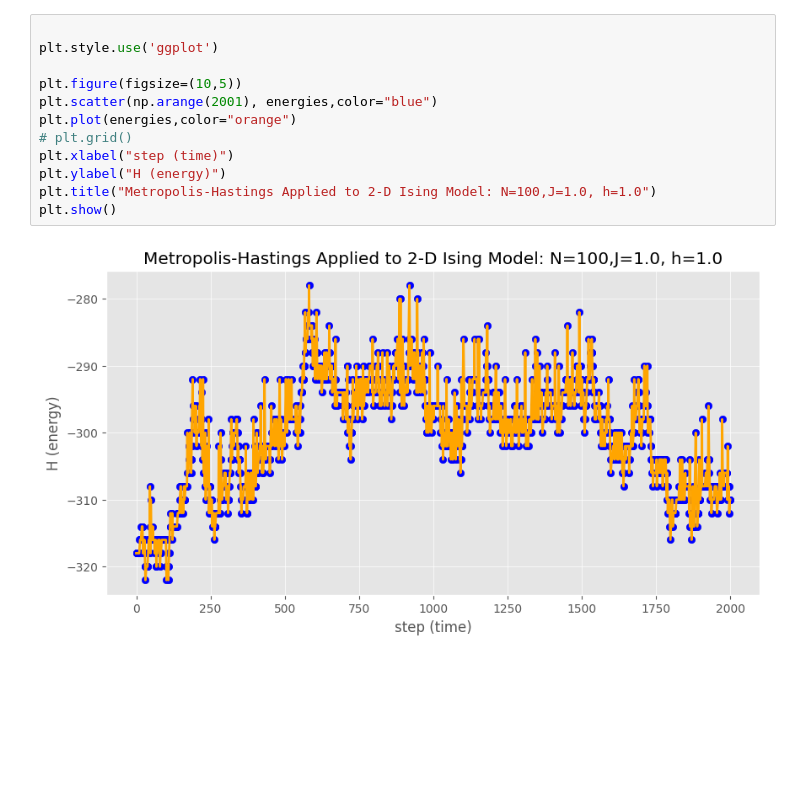
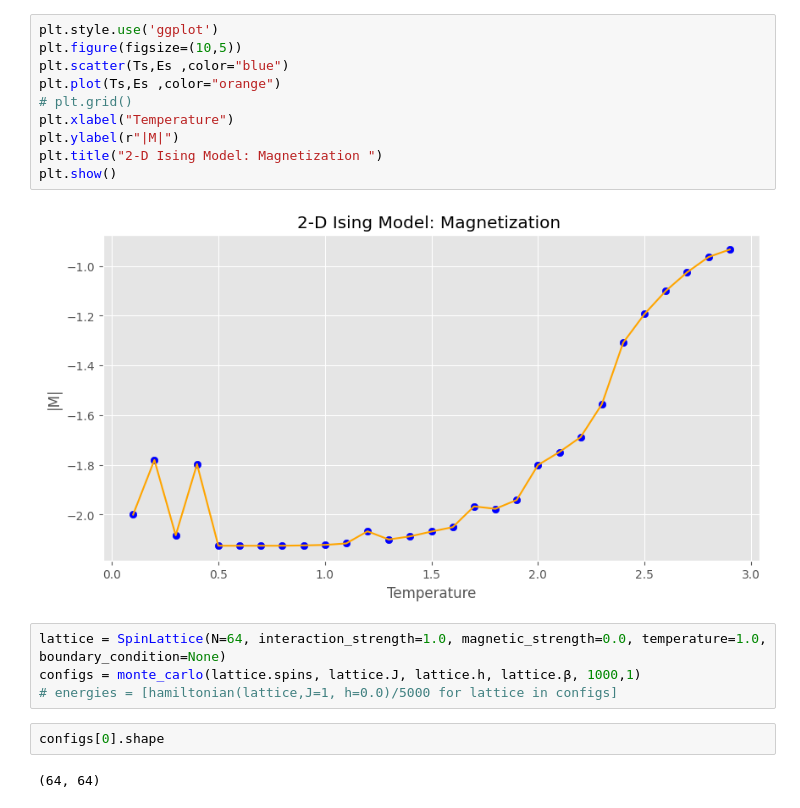
Before and after one commit to dlakhdar/spin-lattice-models, a Jupyter notebook: notebooks/ising_metropolis.ipynb, the cells around one changed output. Cells and saved outputs as stored; diff of their text form; blank space fills up the shorter version.

Commit message:
feat: ising model simulations

```diff
--- a/notebooks/ising_metropolis.ipynb
+++ b/notebooks/ising_metropolis.ipynb
@@ -161,14 +233,20 @@ energies = monte_carlo(lattice,2000)
 # %%
-
 plt.style.use('ggplot')
-
 plt.figure(figsize=(10,5))
-plt.scatter(np.arange(2001), energies,color="blue")
-plt.plot(energies,color="orange")
+plt.scatter(Ts,Es ,color="blue")
+plt.plot(Ts,Es ,color="orange")
 # plt.grid()
-plt.xlabel("step (time)")
-plt.ylabel("H (energy)")
-plt.title("Metropolis-Hastings Applied to 2-D Ising Model: N=100,J=1.0, h=1.0")
+plt.xlabel("Temperature")
+plt.ylabel(r"|M|")
+plt.title("2-D Ising Model: Magnetization ")
 plt.show()
 # %% [output]
-[figure, old version]
+[figure, new version]
+# %%
+lattice = SpinLattice(N=64, interaction_strength=1.0, magnetic_strength=0.0, temperature=1.0, boundary_condition=None)
+configs = monte_carlo(lattice.spins, lattice.J, lattice.h, lattice.β, 1000,1)
+# energies = [hamiltonian(lattice,J=1, h=0.0)/5000 for lattice in configs]
+# %%
+configs[0].shape
+# %% [output]
+(64, 64)
```
Also changed, not shown: parts of 18 cells of this notebook, 8 other files.
